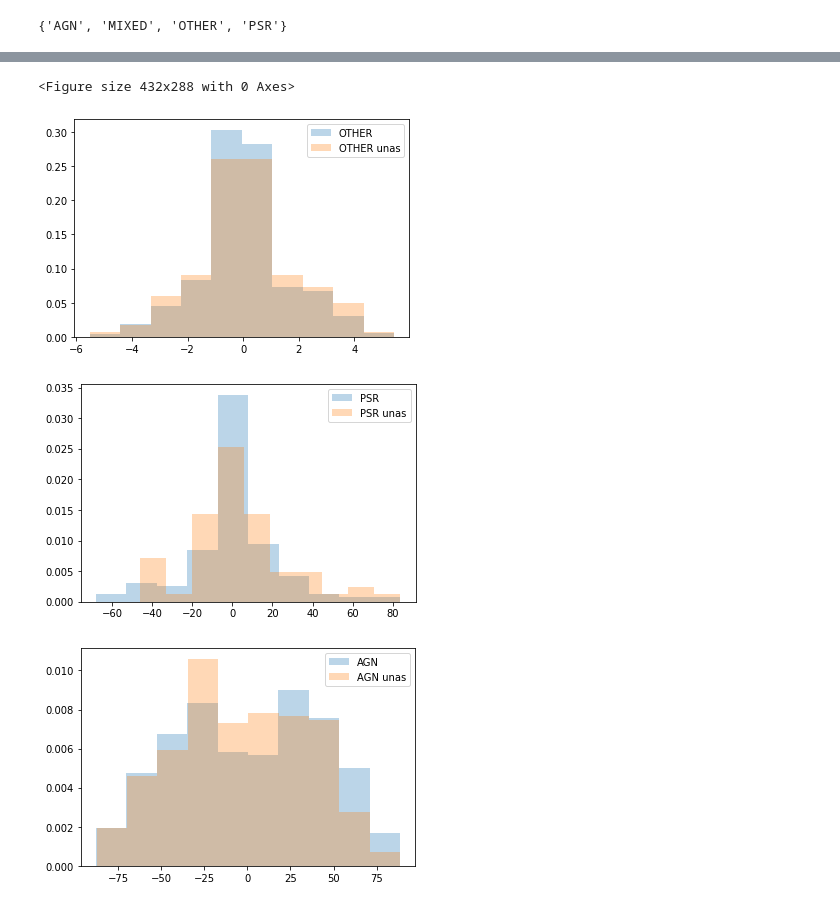
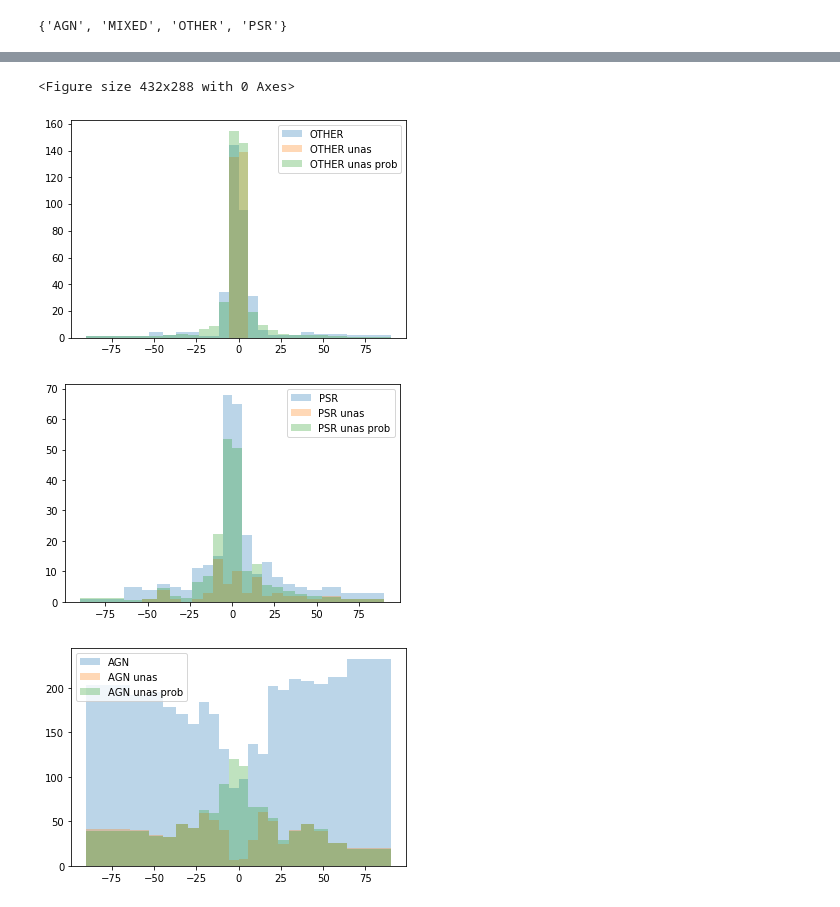
Before and after one commit to dima137/Fermi_SGU, a Jupyter notebook: plot_indices.ipynb, the cells around one changed output, grey strips where cells are left out. Cells and saved outputs as stored; diff of their text form; code cells hidden in the pictures.

```diff
--- a/plot_indices.ipynb
+++ b/plot_indices.ipynb
@@ -61,7 +71,8 @@ masks_unas = {}
 masks = {}
 cats = ['OTHER', 'PSR', 'AGN']
 for key in cats:
-    masks[key] = (pcat['Category_Prob'] == key)
+    masks[key] = (pcat['Category_4FGL'] == key)
 for key in cats:
     masks_unas[key] = (pcat['Category_Prob'] == key) & (pcat['Category_4FGL'] == 'UNAS')
+unas_mask = pcat['Category_4FGL'] == 'UNAS'
 # %%
@@ -125,8 +166,8 @@ pyplot.legend()
 # %%
-Eind = 2000. # Energy at which to compute the index in MeV
+Eind = 1000. # Energy at which to compute the index in MeV
 indE = index(Eind)
 
-bins = np.arange(1, 4, 0.1)
+bins = np.arange(1, 4, 0.2)
 for key in cats:
     pyplot.figure()
     alpha = pcat['LP_Index'][masks[key]]
@@ -135,11 +176,24 @@ for key in cats:
     vals = indE(alpha, beta, ln_E0)
     print('%s index = %.3f +- %.3f' % (key, np.mean(vals), np.std(vals)))
     pyplot.hist(vals, alpha=0.3, label=key, density=True, bins=bins)
+
     alpha = pcat['LP_Index'][masks_unas[key]]
     beta = pcat['LP_beta'][masks_unas[key]]
     ln_E0 = pcat['ln(Pivot_Energy)'][masks_unas[key]]
     vals = indE(alpha, beta, ln_E0)
     print('unas %s index = %.3f +- %.3f' % (key, np.mean(vals), np.std(vals)))
     pyplot.hist(vals, alpha=0.3, label=key + ' unas', density=True, bins=bins)
+
+    alg = 'RF'
+    alpha = pcat['LP_Index'][unas_mask]
+    beta = pcat['LP_beta'][unas_mask]
+    ln_E0 = pcat['ln(Pivot_Energy)'][unas_mask]
+    vals = indE(alpha, beta, ln_E0)
+    weight_key = '%s_%s' % (key, alg)
+    weights = pcat[weight_key][unas_mask]
+    mean = np.average(vals, weights=weights)
+    print('unas prob %s index = %.3f' % (key, mean))
+    pyplot.hist(vals, weights=weights, alpha=0.3, label=key + ' unas prob', density=True, bins=bins)
+
     pyplot.legend()
 # %% [output]
@@ -155,16 +212,32 @@ unas AGN index = 2.159 +- 0.970
 # %%
+dens = 0
+if dens:
+    bins = np.arange(-90, 90.1, 5)
+else:
+    bins = np.rad2deg(np.arccos(np.arange(-1, 1.01, 0.1)))[::-1] - 90
+
+
+#bins = np.arange(-90, 90, 5)
 var_name = 'GLAT'
 pyplot.figure()
 for key in cats:
     pyplot.figure()
     vals = pcat[var_name][masks[key]]
-    pyplot.hist(vals, alpha=0.3, label=key, density=True)
+    x = pyplot.hist(vals, alpha=0.3, label=key, density=dens, bins=bins)
+
     vals = pcat[var_name][masks_unas[key]]
-    pyplot.hist(vals, alpha=0.3, label=key + ' unas', density=True)
+    pyplot.hist(vals, alpha=0.3, label=key + ' unas', density=dens, bins=bins)
+
+    alg = 'RF'
+    weight_key = '%s_%s' % (key, alg)
+    weights = pcat[weight_key][unas_mask]
+    vals = pcat[var_name][unas_mask]
+    y = pyplot.hist(vals, weights=weights, alpha=0.3, label=key + ' unas prob', density=dens, bins=bins)
+
     #pyplot.xlim(-90, 90)
     pyplot.legend()
 # %% [output]
 <Figure size 432x288 with 0 Axes>
-[figure, old version]
+[figure, new version]
-[figure, old version]
+[figure, new version]
-[figure, old version]
+[figure, new version]
```
Also changed, not shown: parts of 10 cells of this notebook.
